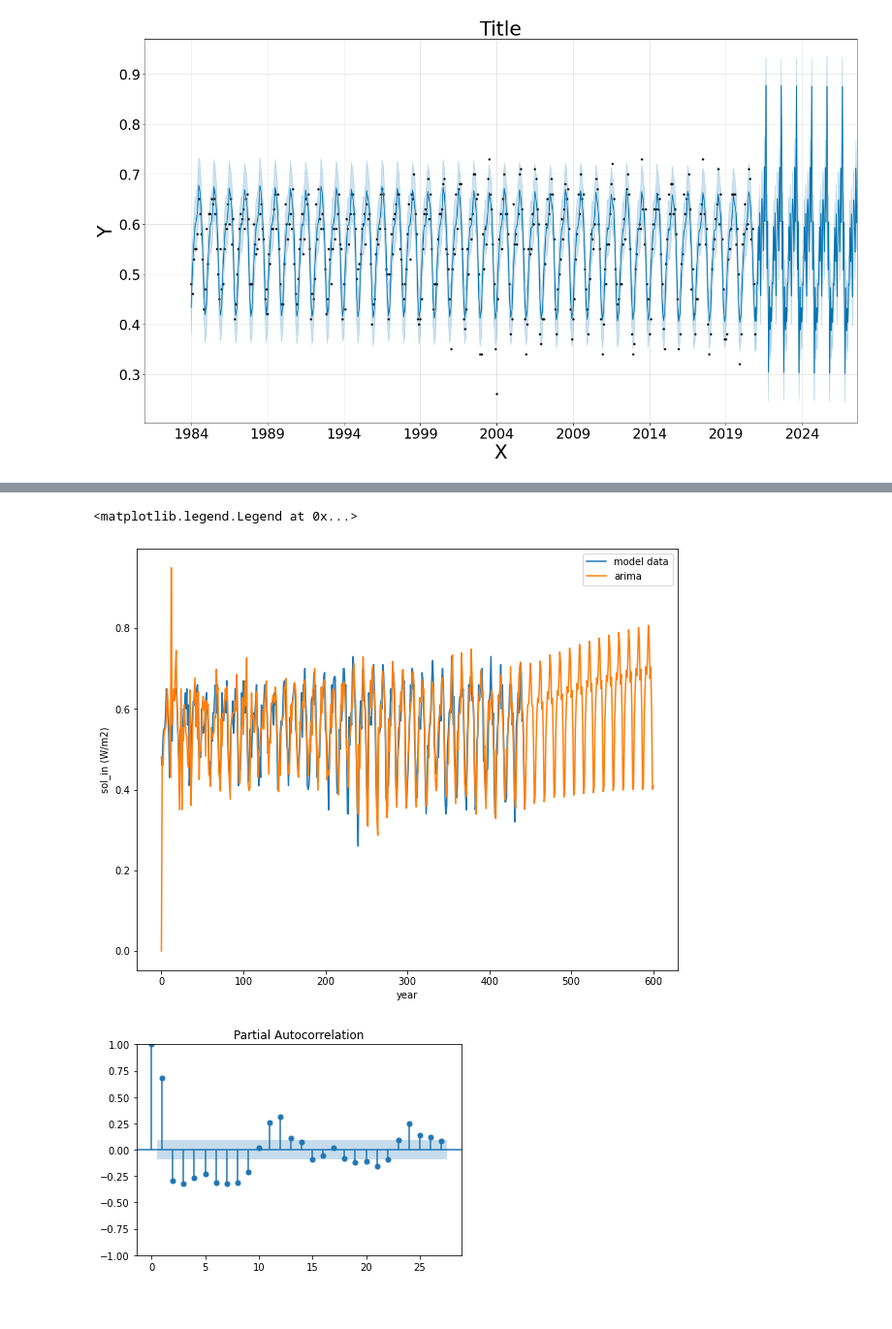
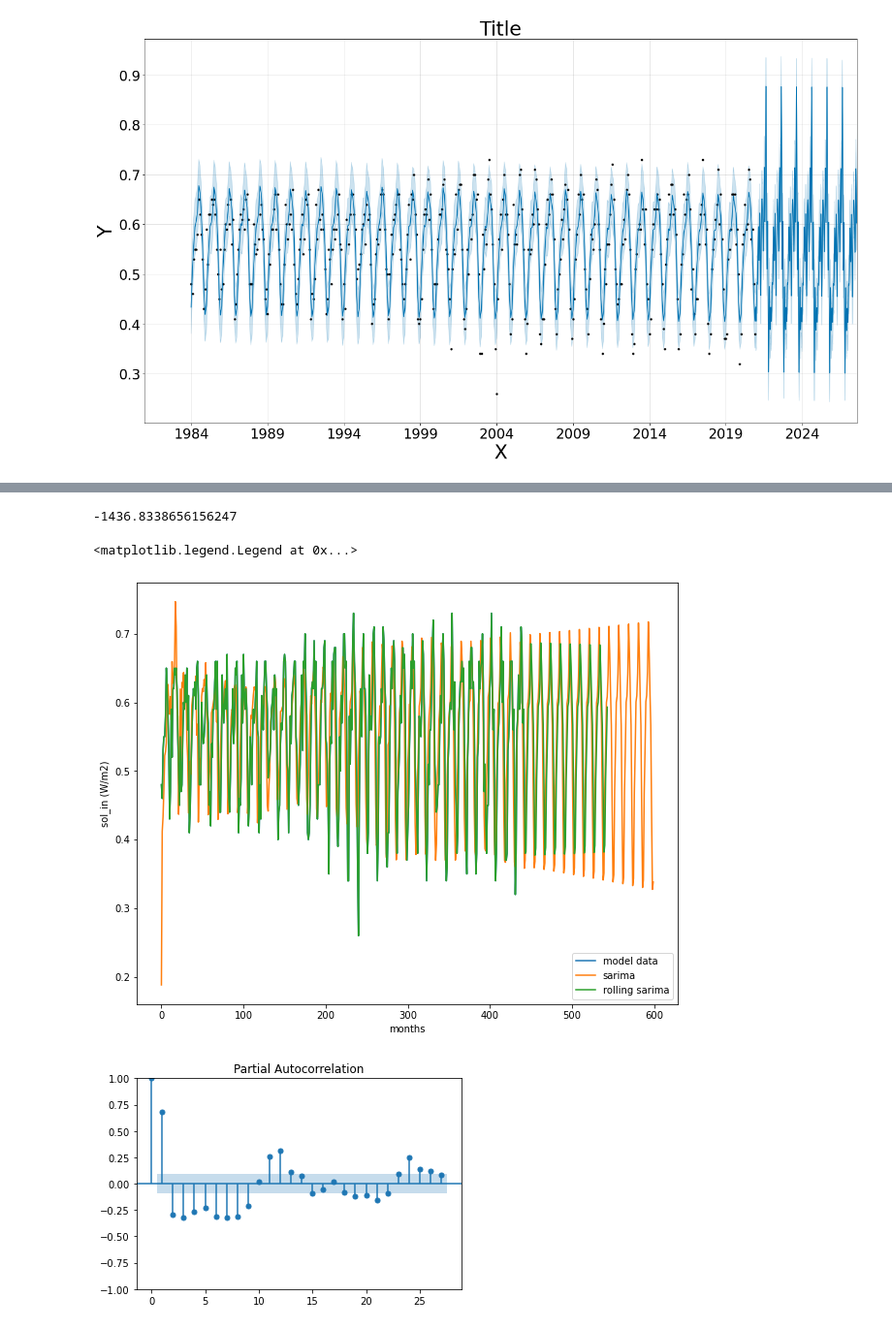
Before and after one commit to Solar-Wind-ML-DIRECT-2022-Project/2022-Project-Repo, a Jupyter notebook: SERF/SERF.ipynb, the cells around one changed output, grey strips where cells are left out. Shown at 97% size. Drawn from its saved outputs; the diff is of its cells as text; code cells hidden in the pictures.

```diff
--- a/SERF/SERF.ipynb
+++ b/SERF/SERF.ipynb
@@ -189,8 +197,7 @@ ax.tick_params(axis="y", labelsize=24)
 [figure]
 # %%
 #model = ARIMA(Prophetdf['y'],exog =Prophetdf['ds'], order=(5,1,0))
-model = ARIMA(Prophetdf['y'].values, order=(1,1,0),seasonal_order=(1,2,1,12))
-#SARIMA(3,1,0)(1,1,0)12
+model = ARIMA(Prophetdf['y'].values, order=(6,1,3),seasonal_order=(1,0,1,12),enforce_stationarity= False )
+
 model_fit = model.fit()
-#cfg_list = sarima_configs(seasonal=[0,6,12])
 # %%
@@ -216,16 +205,31 @@ Warnings:
+# %%
+model_fit.aic
+# %% [output]
+-1436.8338656156247
 # %%
-pred_sol = model_fit.predict(start = 0, end = 600)
+pred_sol = model_fit.predict(start = 1, end = 600)
+# %%
+datay=Prophetdf['y'].values
+datay=list(datay)
+test = 100
+for t in range(test):
+    model2 = ARIMA(datay, order=(6,0,3),seasonal_order=(1,0,1,12),enforce_invertibility=False)
+    model_fit2 = model2.fit()
+    output = model_fit2.forecast()
+    yhat = output[0]
+    datay.append(yhat)
 # %%
 fig, ax = plt.subplots(figsize = (10,8))
 ax.plot(Prophetdf['y'].values,label = 'model data')
-ax.plot(pred_sol, label = 'arima')
-ax.set_xlabel('year')
+ax.plot(pred_sol, label = 'sarima')
+ax.plot(datay,label = 'rolling sarima')
+ax.set_xlabel('months')
 ax.set_ylabel('sol_in (W/m2)')
 #ax.set_xlim([400,500])
 ax.legend()
 # %% [output]
 <matplotlib.legend.Legend at 0x...>
-[figure, old version]
+[figure, new version]
 # %%
 plot_pacf(Prophetdf['y']);
 plot_acf(Prophetdf['y']);
```
Also changed, not shown: parts of 24 cells of this notebook.
